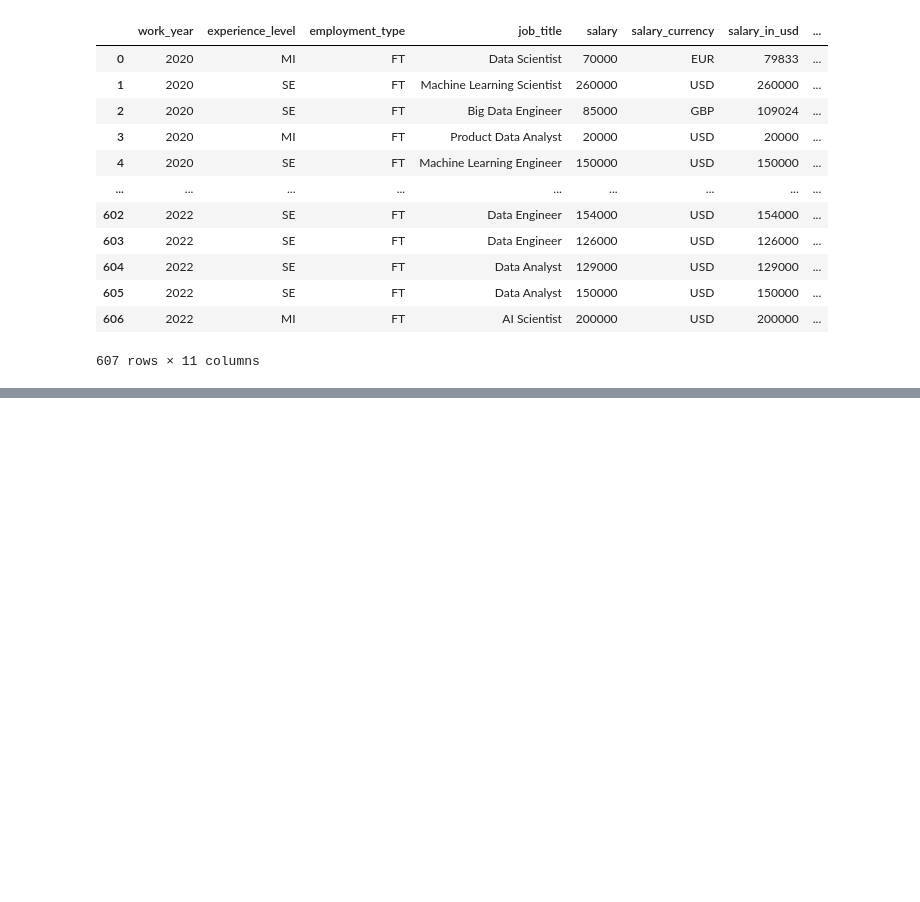
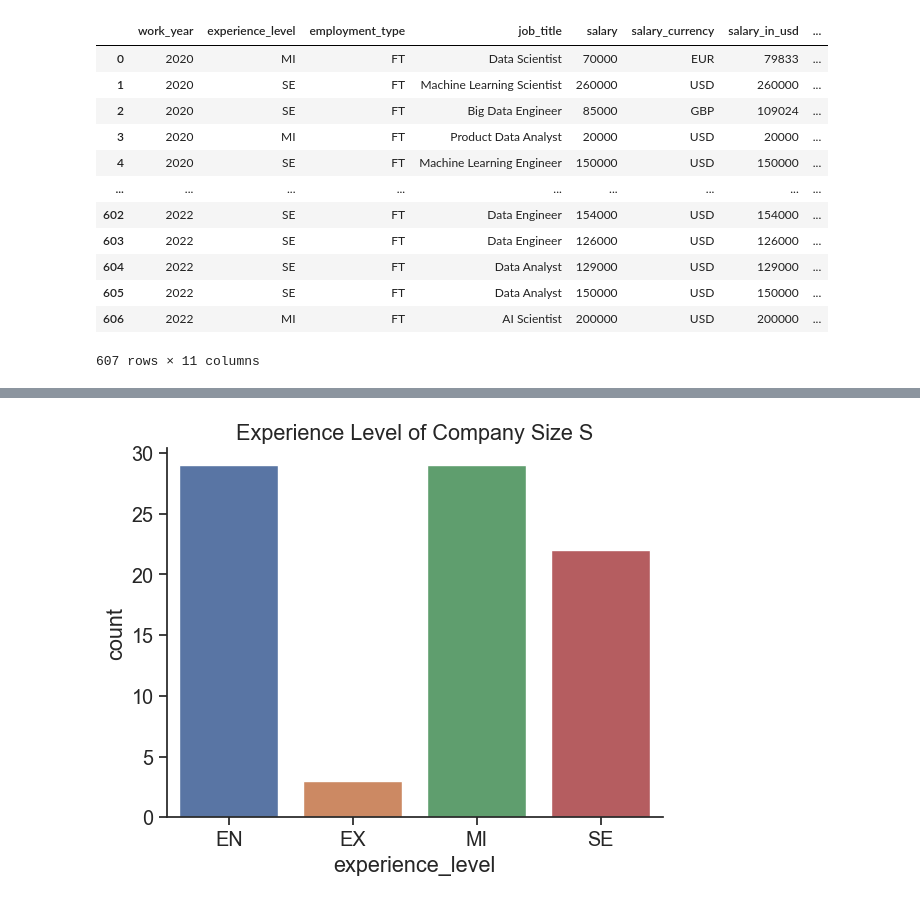
Before and after one commit to ubco-W2022T2-data301/project-group-group07, a Jupyter notebook: analysis/analysis1.ipynb, the cells around one changed output, grey strips where cells are left out. Saved outputs shown, nothing was run; the diff lists cells and outputs as text; code cells hidden in the pictures; blank space fills up the shorter version.

```diff
--- a/analysis/analysis1.ipynb
+++ b/analysis/analysis1.ipynb
@@ -35,0 +121,6 @@ df
+# %%
+axS = sns.barplot(data=dfS, x="experience_level", y="count")
+axS.set(title="Experience Level of Company Size S")
+None
+# %% [output]
+[figure, added]
```
Also changed, not shown: parts of 9 cells of this notebook.
